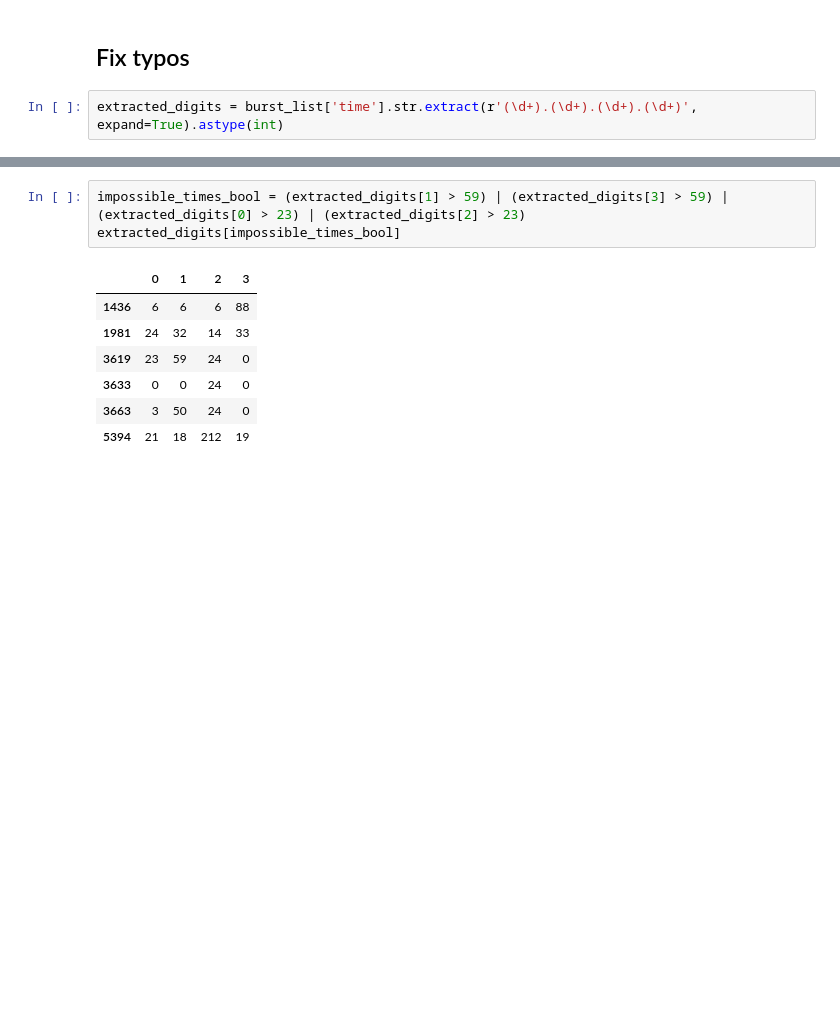
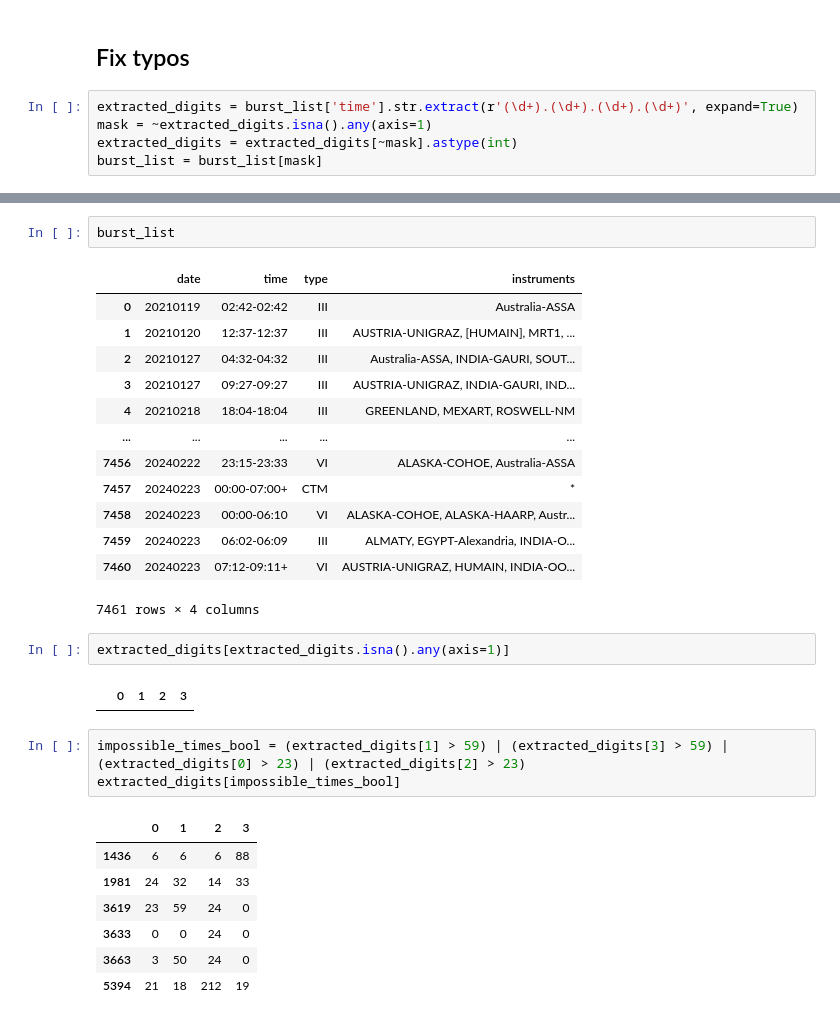
Before and after one commit to i4Ds/Radio-sunburst-labelcreation, a Jupyter notebook: burst_list_creation.ipynb, the cells around one changed output, grey strips where cells are left out. Saved outputs shown, nothing was run; the diff lists cells and outputs as text; blank space fills up the shorter version.

```diff
--- a/burst_list_creation.ipynb
+++ b/burst_list_creation.ipynb
@@ -41,4 +56,7 @@ burst_list.shape
 # %% [markdown]
 ## Fix typos
 # %%
-extracted_digits = burst_list['time'].str.extract(r'(\d+).(\d+).(\d+).(\d+)', expand=True).astype(int)
+extracted_digits = burst_list['time'].str.extract(r'(\d+).(\d+).(\d+).(\d+)', expand=True)
+mask = ~extracted_digits.isna().any(axis=1)
+extracted_digits = extracted_digits[~mask].astype(int)
+burst_list = burst_list[mask]
@@ -45,3 +80,23 @@ extracted_digits = burst_list['time'].str.extract(r'(\d+).(\d+).(\d+).(\d+)', ex
+# %%
+burst_list
+# %% [output]
+|  | date | time | type | instruments |
+| 0 | 20210119 | 02:42-02:42 | III | Australia-ASSA |
+| 1 | 20210120 | 12:37-12:37 | III | AUSTRIA-UNIGRAZ, [HUMAIN], MRT1, ... |
+| 2 | 20210127 | 04:32-04:32 | III | Australia-ASSA, INDIA-GAURI, SOUT... |
+| 3 | 20210127 | 09:27-09:27 | III | AUSTRIA-UNIGRAZ, INDIA-GAURI, IND... |
+| 4 | 20210218 | 18:04-18:04 | III | GREENLAND, MEXART, ROSWELL-NM |
+| ... | ... | ... | ... | ... |
+| 7456 | 20240222 | 23:15-23:33 | VI | ALASKA-COHOE, Australia-ASSA |
+| 7457 | 20240223 | 00:00-07:00+ | CTM | * |
+| 7458 | 20240223 | 00:00-06:10 | VI | ALASKA-COHOE, ALASKA-HAARP, Austr... |
+| 7459 | 20240223 | 06:02-06:09 | III | ALMATY, EGYPT-Alexandria, INDIA-O... |
+| 7460 | 20240223 | 07:12-09:11+ | VI | AUSTRIA-UNIGRAZ, HUMAIN, INDIA-OO... |
+7461 rows × 4 columns
+# %%
+extracted_digits[extracted_digits.isna().any(axis=1)]
+# %% [output]
+|  | 0 | 1 | 2 | 3 |
 # %%
 impossible_times_bool = (extracted_digits[1] > 59) | (extracted_digits[3] > 59) | (extracted_digits[0] > 23) | (extracted_digits[2] > 23)
 extracted_digits[impossible_times_bool]
```
Also changed, not shown: parts of 7 cells of this notebook, 5 other files.
